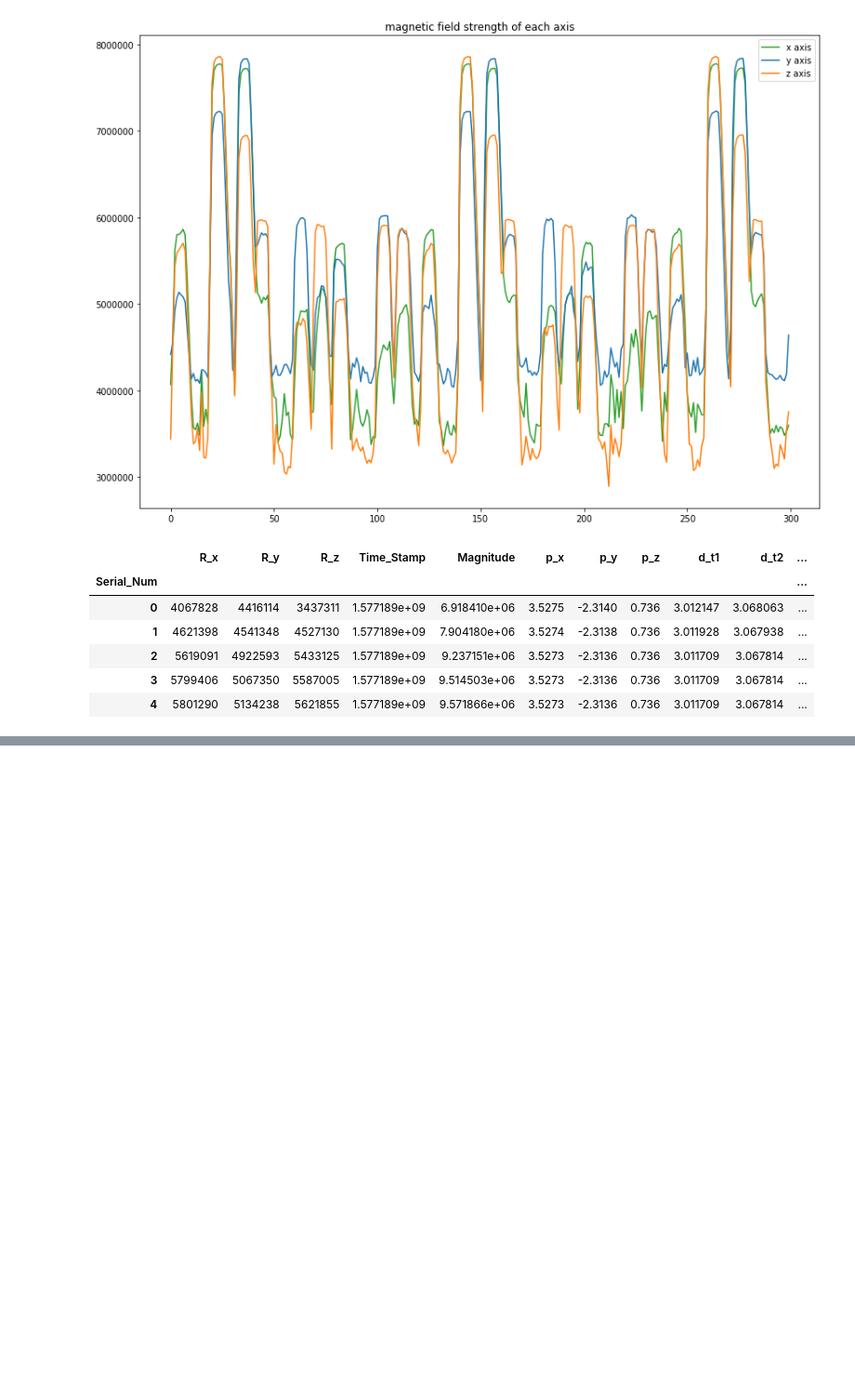
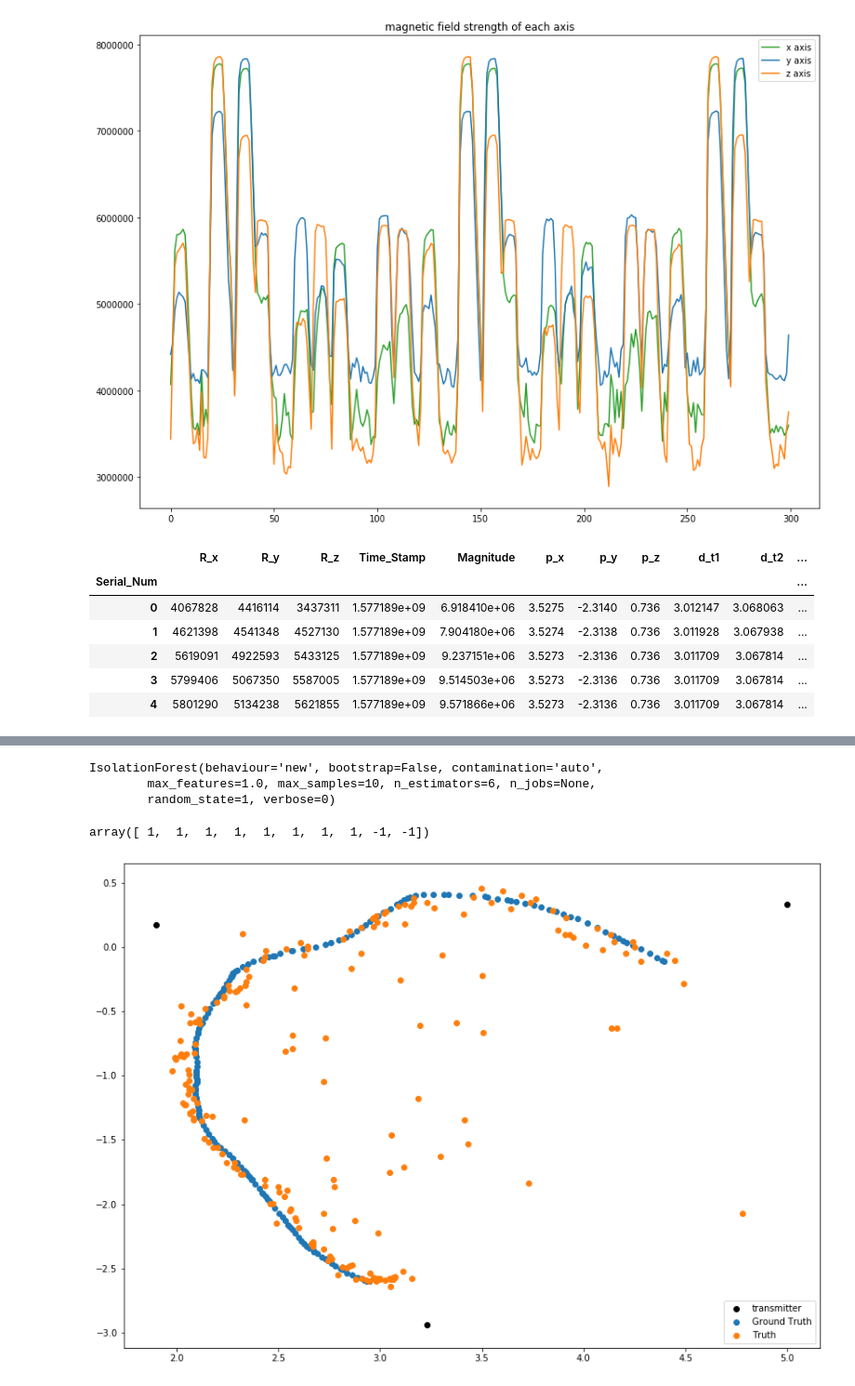
Before and after one commit to guoqiushi/Mag_thesis, a Jupyter notebook: plot_thesis.ipynb, the cells around one changed output, grey strips where cells are left out. Shown: that part at 93% size. Saved outputs shown, nothing was run; the diff lists cells and outputs as text; code cells hidden in the pictures; blank space fills up the shorter version.

Commit message:
add sequence figures

```diff
--- a/plot_thesis.ipynb
+++ b/plot_thesis.ipynb
@@ -260,0 +275,7 @@ t3
+# %%
+x_train = x_scaler.transform(x_train)
+y_train = y_scaler.transform(y_train)
+# %%
+x_test = x_scaler.transform(x_test)
+# %%
+model.fit(x_train,y_train)
@@ -260,0 +290,27 @@ t3
+# %%
+result_4 = y_scaler.inverse_transform(model.predict(x_test)).tolist()
+# %%
+outlier_detect = IsolationForest(behaviour='new', max_samples=10,random_state=1, contamination='auto',n_estimators=6)
+outlier_detect.fit(test_10)
+# %% [output]
+IsolationForest(behaviour='new', bootstrap=False, contamination='auto',
+        max_features=1.0, max_samples=10, n_estimators=6, n_jobs=None,
+        random_state=1, verbose=0)
+# %%
+outlier_detect.predict(test_10)
+# %% [output]
+array([ 1,  1,  1,  1,  1,  1,  1,  1, -1, -1])
+# %%
+y_test = np.array(y_test)
+result_4 = np.array(result_4)
+filter_list = np.array(filter_list)
+plt.figure(figsize=(14,10))
+plt.scatter([1.90,5.00,3.23],[0.17,0.33,-2.94],c='black',label='transmitter')
+plt.scatter(y_test[:200,0],y_test[:200,1],c='C0',label='Ground Truth')
+plt.scatter(result_4[:200,0],result_4[:200,1],c='C1',label='Truth')
+#plt.scatter(period_prediction[:,0],period_prediction[:,1],c='C1')
+plt.legend(loc='lower right')
+plt.savefig('./figure/sequence_no_filter.png')
+plt.show()
+# %% [output]
+[figure, added]
```
Also changed, not shown: parts of 11 cells of this notebook, 5 other files.
